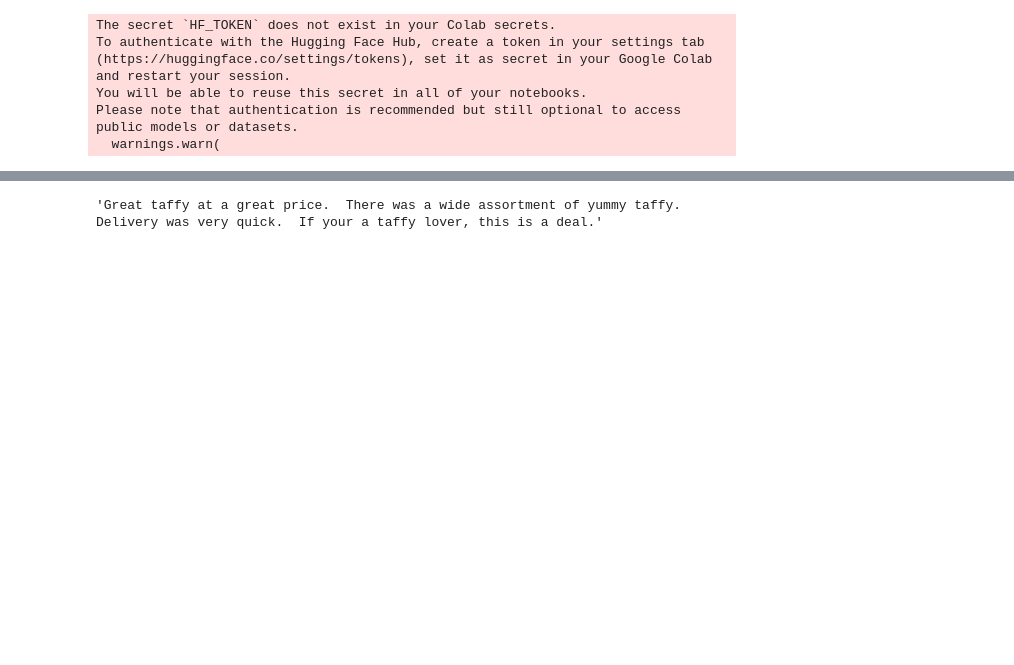
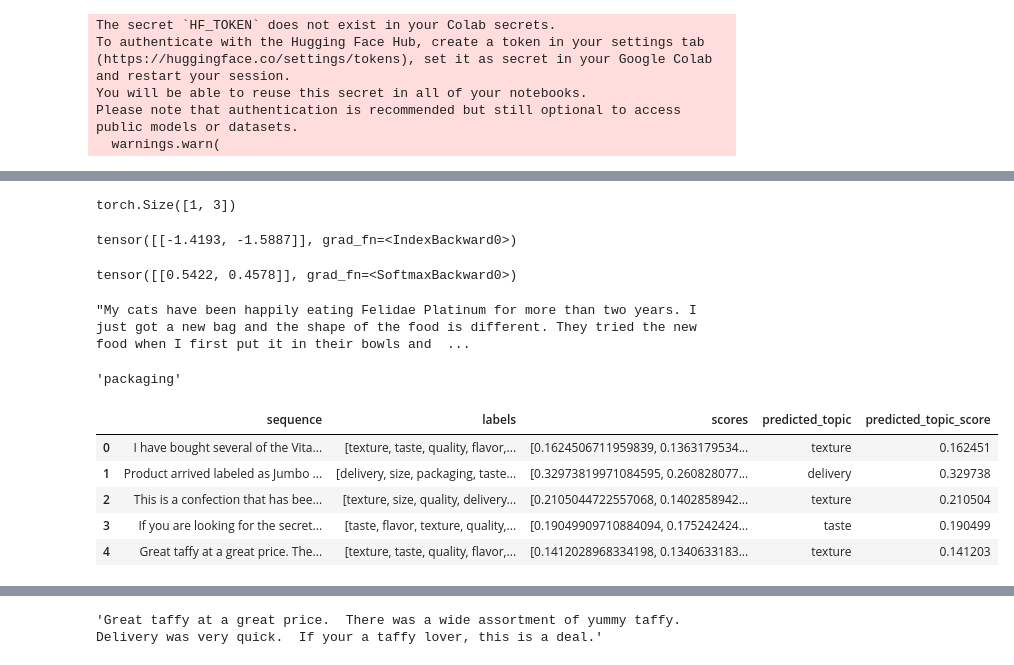
Before and after one commit to dfinel/sentiment_analysis_on_amazon_reviews, a Jupyter notebook: notebooks/dan_zero_shot_learning.ipynb, the cells around one changed output, grey strips where cells are left out. Saved outputs shown, nothing was run; the diff lists cells and outputs as text; code cells hidden in the pictures; blank space fills up the shorter version.

```diff
--- a/notebooks/dan_zero_shot_learning.ipynb
+++ b/notebooks/dan_zero_shot_learning.ipynb
@@ -68,0 +64,37 @@ single_topic_prediction.head()
+# %%
+logits = outputs.logits
+logits.shape
+# %% [output]
+torch.Size([1, 3])
+# %%
+entail_contradiction_logits = logits[:,[0,2]]
+entail_contradiction_logits
+# %% [output]
+tensor([[-1.4193, -1.5887]], grad_fn=<IndexBackward0>)
+# %%
+probs = entail_contradiction_logits.softmax(dim=1)
+probs
+# %% [output]
+tensor([[0.5422, 0.4578]], grad_fn=<SoftmaxBackward0>)
+# %%
+premise
+# %% [output]
+"My cats have been happily eating Felidae Platinum for more than two years. I just got a new bag and the shape of the food is different. They tried the new food when I first put it in their bowls and  ...
+# %%
+single_topic_prediction.predicted_topic.iloc[12]
+# %% [output]
+'packaging'
+# %%
+hypothesis_template_neg = "What the customer does not like on the product is the {}."
+single_topic_prediction_neg = classifier(all_reviews, candidate_labels, hypothesis_template=hypothesis_template_neg)
+single_topic_prediction_neg = pd.DataFrame(single_topic_prediction_neg)
+single_topic_prediction_neg['predicted_topic'] = single_topic_prediction_neg['labels'].apply(lambda x: x[0])
+single_topic_prediction_neg['predicted_topic_score'] = single_topic_prediction_neg['scores'].apply(lambda x: x[0])
+single_topic_prediction_neg.head()
+# %% [output]
+|  | sequence | labels | scores | predicted_topic | predicted_topic_score |
+| 0 | I have bought several of the Vita... | [texture, taste, quality, flavor,... | [0.1624506711959839, 0.1363179534... | texture | 0.162451 |
+| 1 | Product arrived labeled as Jumbo ... | [delivery, size, packaging, taste... | [0.32973819971084595, 0.260828077... | delivery | 0.329738 |
+| 2 | This is a confection that has bee... | [texture, size, quality, delivery... | [0.2105044722557068, 0.1402858942... | texture | 0.210504 |
+| 3 | If you are looking for the secret... | [taste, flavor, texture, quality,... | [0.19049909710884094, 0.175242424... | taste | 0.190499 |
+| 4 | Great taffy at a great price. The... | [texture, taste, quality, flavor,... | [0.1412028968334198, 0.1340633183... | texture | 0.141203 |
```
Also changed, not shown: parts of 31 cells of this notebook.
